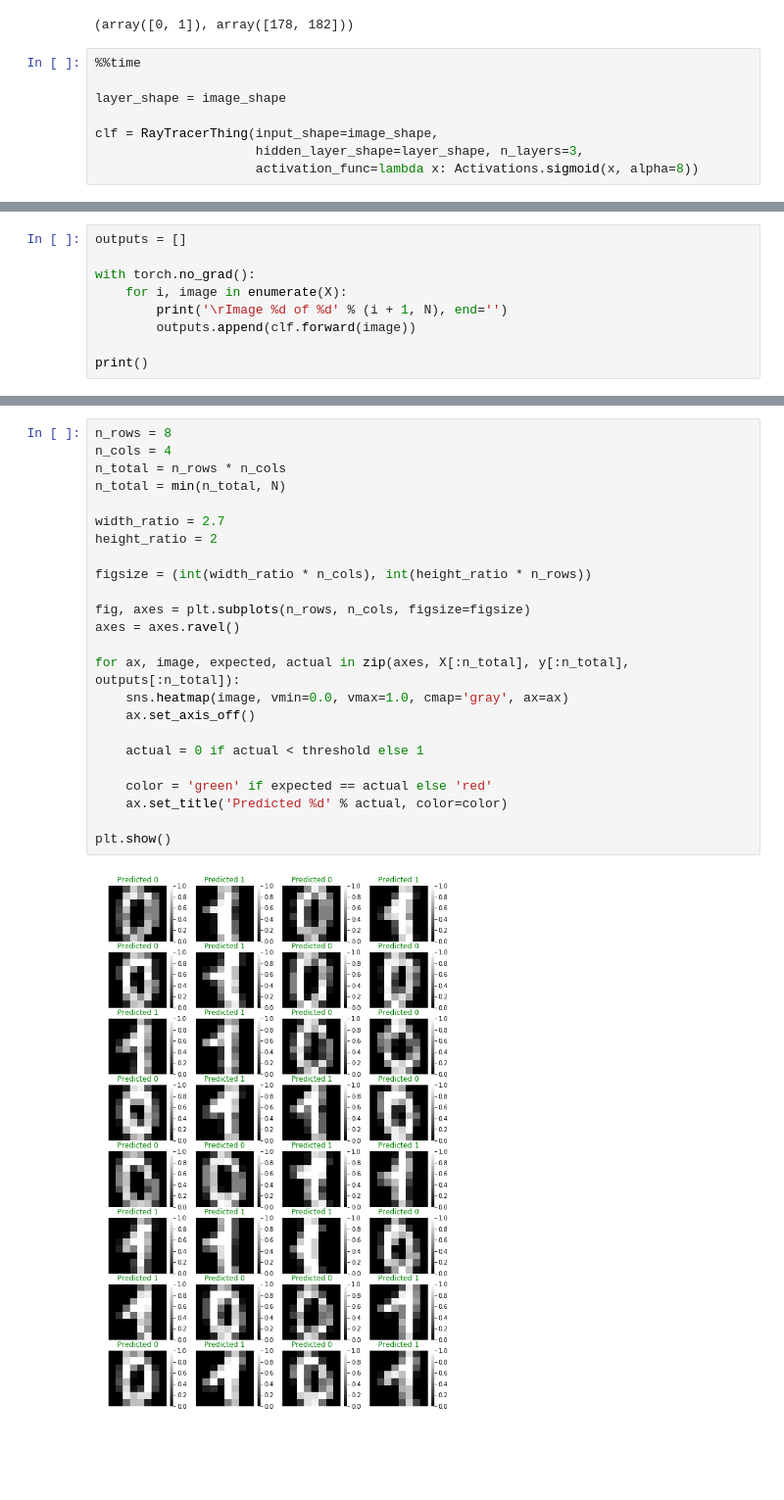
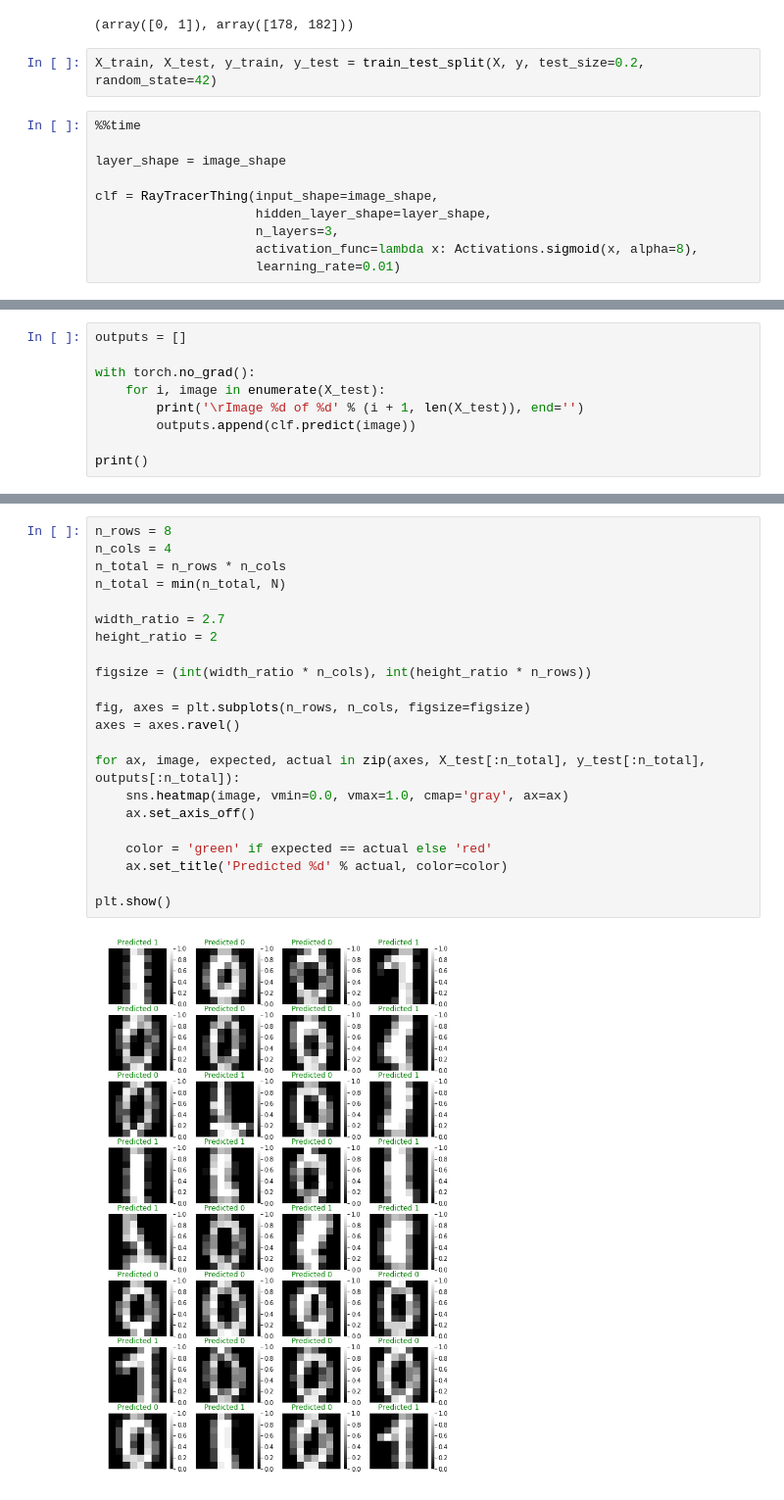
Before and after one commit to AnthonyDickson/summer-bursary-2018, a Jupyter notebook: Experiments-Binary_Classification.ipynb, the cells around one changed output, grey strips where cells are left out. Shown at 98% size. Drawn from its saved outputs; the diff is of its cells as text; blank space fills up the shorter version.

Commit message:
move training loop from notebook into source code and refactor `forward()`.

```diff
--- a/Experiments-Binary_Classification.ipynb
+++ b/Experiments-Binary_Classification.ipynb
@@ -33,12 +34,16 @@ print(y[:5])
 np.unique(y, return_counts=True)
 # %% [output]
 (array([0, 1]), array([178, 182]))
+# %%
+X_train, X_test, y_train, y_test = train_test_split(X, y, test_size=0.2, random_state=42)
 # %%
 %%time
 
 layer_shape = image_shape
 
 clf = RayTracerThing(input_shape=image_shape,
-                     hidden_layer_shape=layer_shape, n_layers=3,
-                     activation_func=lambda x: Activations.sigmoid(x, alpha=8))
+                     hidden_layer_shape=layer_shape,
+                     n_layers=3,
+                     activation_func=lambda x: Activations.sigmoid(x, alpha=8),
+                     learning_rate=0.01)
 # %% [output]
@@ -116,9 +59,9 @@ Wall time: 3min 58s
 outputs = []
 
 with torch.no_grad():
-    for i, image in enumerate(X):
-        print('\rImage %d of %d' % (i + 1, N), end='')
-        outputs.append(clf.forward(image))
+    for i, image in enumerate(X_test):
+        print('\rImage %d of %d' % (i + 1, len(X_test)), end='')
+        outputs.append(clf.predict(image))
 
 print()
 # %% [output]
@@ -160,29 +69,27 @@ np.max(accuracy_scores)
 # %%
 n_rows = 8
 n_cols = 4
 n_total = n_rows * n_cols
 n_total = min(n_total, N)
 
 width_ratio = 2.7
 height_ratio = 2
 
 figsize = (int(width_ratio * n_cols), int(height_ratio * n_rows))
 
 fig, axes = plt.subplots(n_rows, n_cols, figsize=figsize)
 axes = axes.ravel()
 
-for ax, image, expected, actual in zip(axes, X[:n_total], y[:n_total], outputs[:n_total]):
+for ax, image, expected, actual in zip(axes, X_test[:n_total], y_test[:n_total], outputs[:n_total]):
     sns.heatmap(image, vmin=0.0, vmax=1.0, cmap='gray', ax=ax)
     ax.set_axis_off()
-
-    actual = 0 if actual < threshold else 1
 
     color = 'green' if expected == actual else 'red'
     ax.set_title('Predicted %d' % actual, color=color)
 
 plt.show()
 # %% [output]
-[figure, old version]
+[figure, new version]
 # %%
 for i, layer in enumerate(clf.hidden_layers):
     trained_pixels = clf.grid_W_map[i].keys()
```
Also changed, not shown: parts of 13 cells of this notebook, 2 other files.
